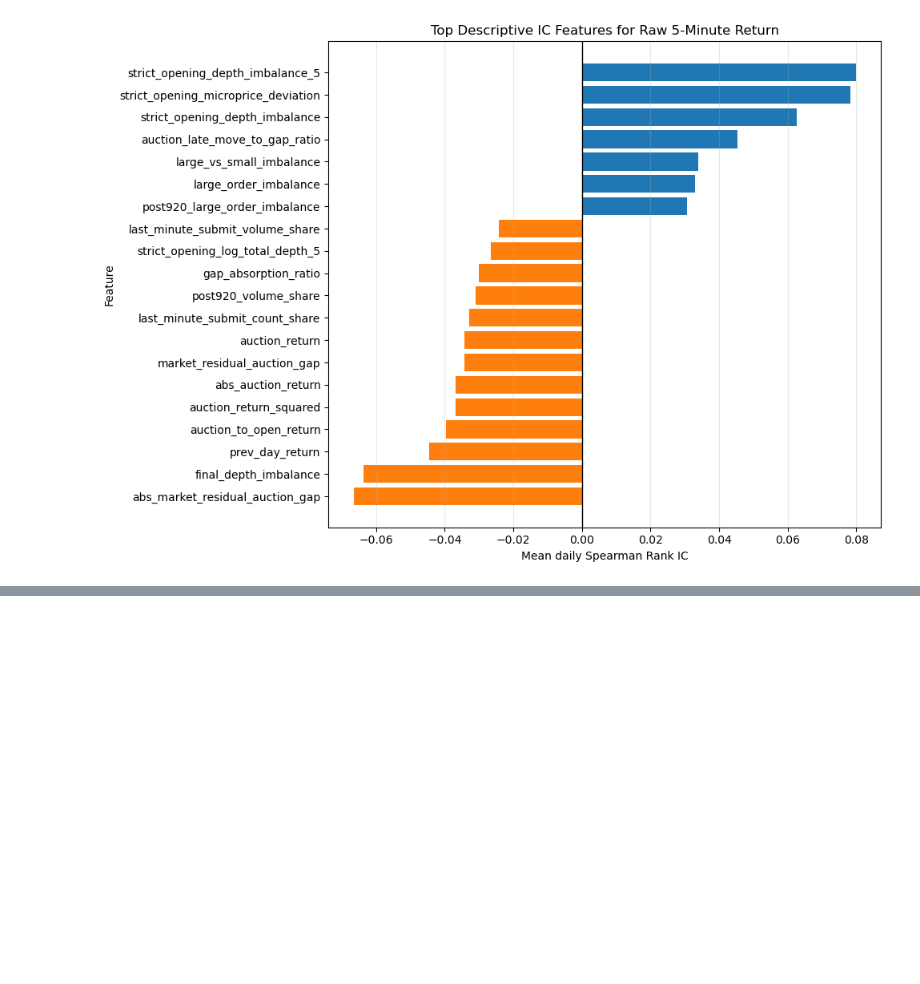
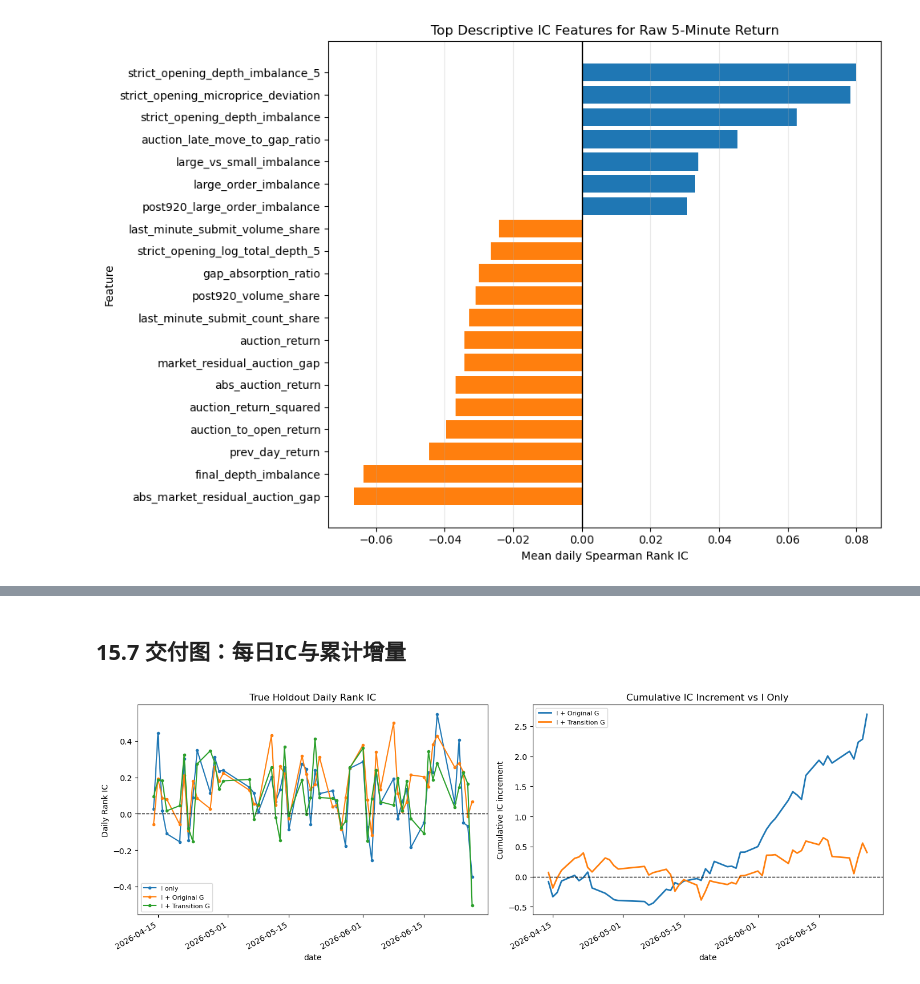
Before and after one commit to xiyuanzhu926/level2-research, a Jupyter notebook: level2-research/notebooks/05_5min_return_strict_0930_0935_next_research.ipynb, the cells around one changed output, grey strips where cells are left out. Drawn from its saved outputs; the diff is of its cells as text; code cells hidden in the pictures; blank space fills up the shorter version.

```diff
--- a/level2-research/notebooks/05_5min_return_strict_0930_0935_next_research.ipynb
+++ b/level2-research/notebooks/05_5min_return_strict_0930_0935_next_research.ipynb
@@ -17833,0 +11347,29 @@ Direction accuracy and magnitude correlation are diagnostic outputs from the sam
+# %% [markdown]
+## 15.7 交付图：每日IC与累计增量
+# %%
+# 15.7 Visual holdout evidence.
+import matplotlib.pyplot as plt
+
+fig, axes = plt.subplots(1, 2, figsize=(14, 5))
+for name, daily_ic in holdout_daily_ic_15.items():
+    daily_ic.sort_index().plot(ax=axes[0], marker="o", markersize=3, label=name)
+axes[0].axhline(0, color="black", linestyle="--", linewidth=1)
+axes[0].set_title("True Holdout Daily Rank IC")
+axes[0].set_ylabel("Daily Rank IC")
+axes[0].legend(fontsize=8)
+
+for name in ["I + Original G", "I + Transition G"]:
+    difference = (
+        holdout_daily_ic_15[name] - holdout_daily_ic_15["I only"]
+    ).dropna()
+    difference.sort_index().cumsum().plot(
+        ax=axes[1], linewidth=2, label=name
+    )
+axes[1].axhline(0, color="black", linestyle="--", linewidth=1)
+axes[1].set_title("Cumulative IC Increment vs I Only")
+axes[1].set_ylabel("Cumulative IC increment")
+axes[1].legend(fontsize=8)
+plt.tight_layout()
+plt.show()
+# %% [output]
+[figure, added]
```
Also changed, not shown: parts of 352 cells of this notebook, 10 other files.
